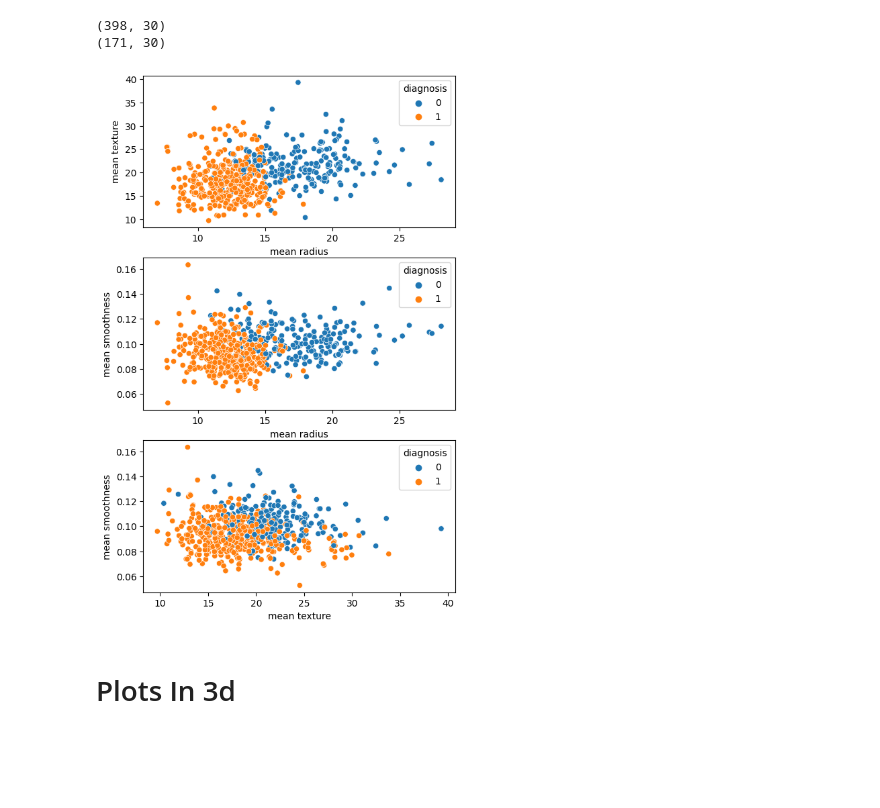
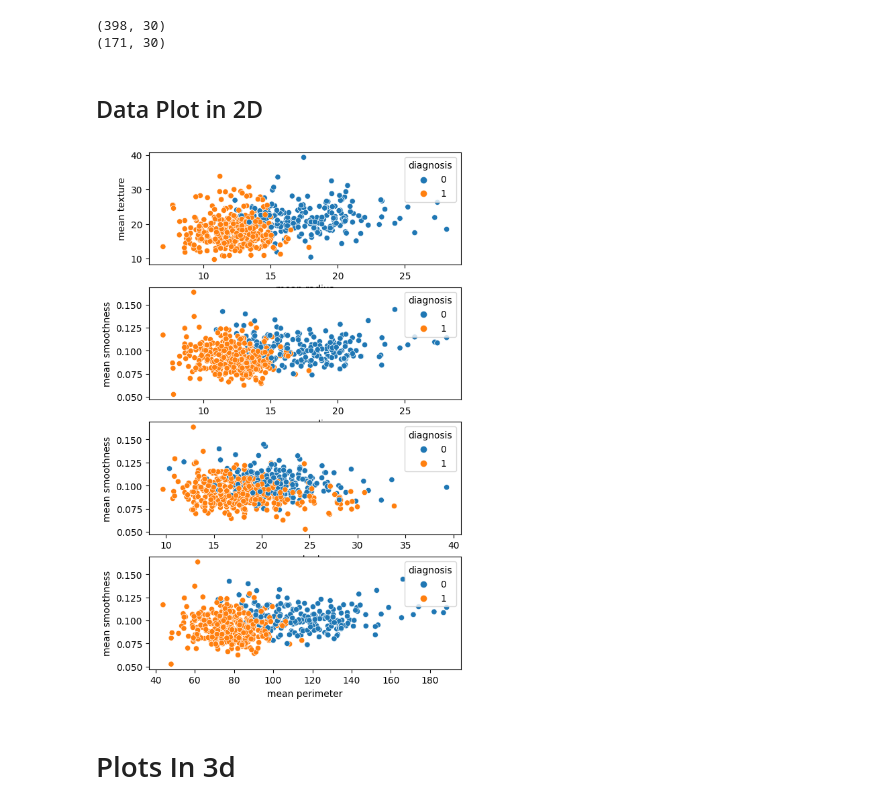
Before and after one commit to DevPro13/SVM_Visualization, a Jupyter notebook: SuportVectorMachineVisualizationWithBreastCancerDataset.ipynb, the cells around one changed output. Cells and saved outputs as stored; diff of their text form; code cells hidden in the pictures; blank space fills up the shorter version.

```diff
--- a/SuportVectorMachineVisualizationWithBreastCancerDataset.ipynb
+++ b/SuportVectorMachineVisualizationWithBreastCancerDataset.ipynb
@@ -62,14 +77,17 @@ print(X_test.shape)
 # %% [output]
 (398, 30)
 (171, 30)
+# %% [markdown]
+## Data Plot in 2D
 # %%
-fig,axes=plt.subplots(3,1,figsize=(6,10))
+fig,axes=plt.subplots(4,1,figsize=(6,10))
 sb.scatterplot(ax=axes[0],x="mean radius",y="mean texture",data=df,hue="diagnosis")
 sb.scatterplot(ax=axes[1],x="mean radius",y="mean smoothness",data=df,hue="diagnosis")
 sb.scatterplot(ax=axes[2],x="mean texture",y="mean smoothness",data=df,hue="diagnosis")
+sb.scatterplot(ax=axes[3],x="mean perimeter",y="mean smoothness",data=df,hue="diagnosis")
 plt.show()
 # %% [output]
-[figure, old version]
+[figure, new version]
 # %% [markdown]
 # Plots In 3d
 # %%
```
Also changed, not shown: parts of 11 cells of this notebook.
